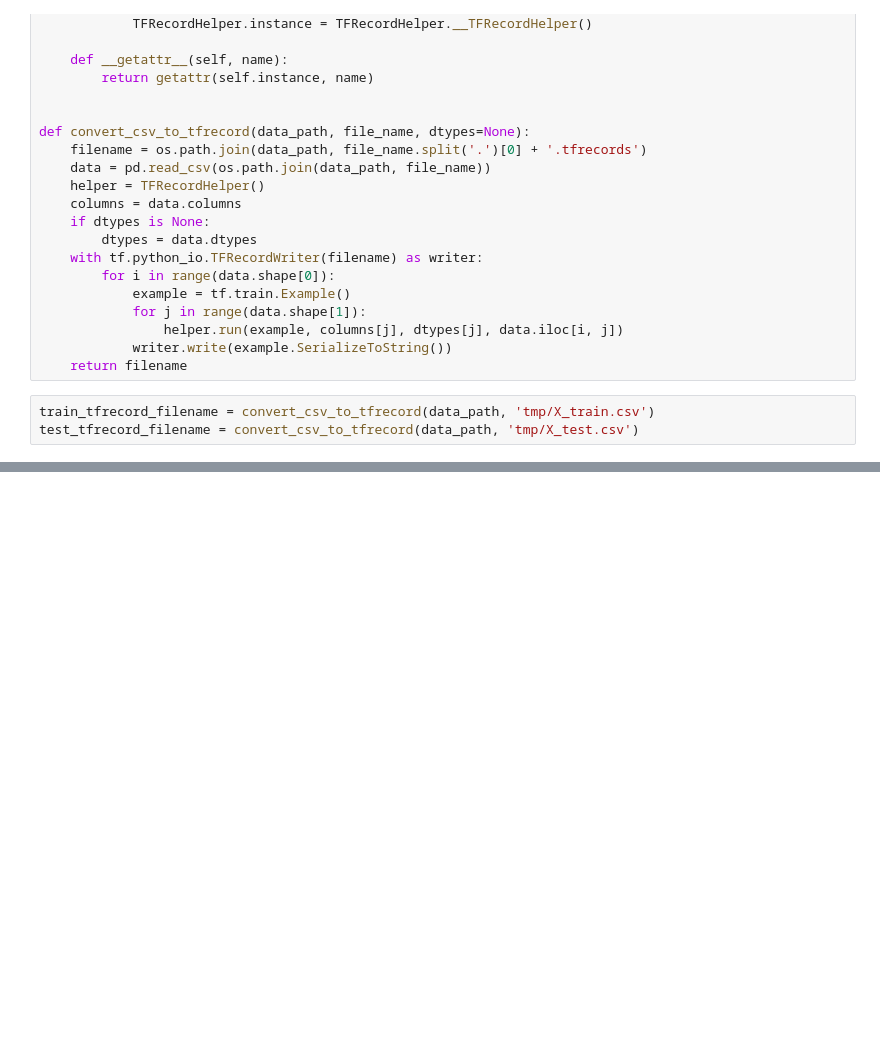
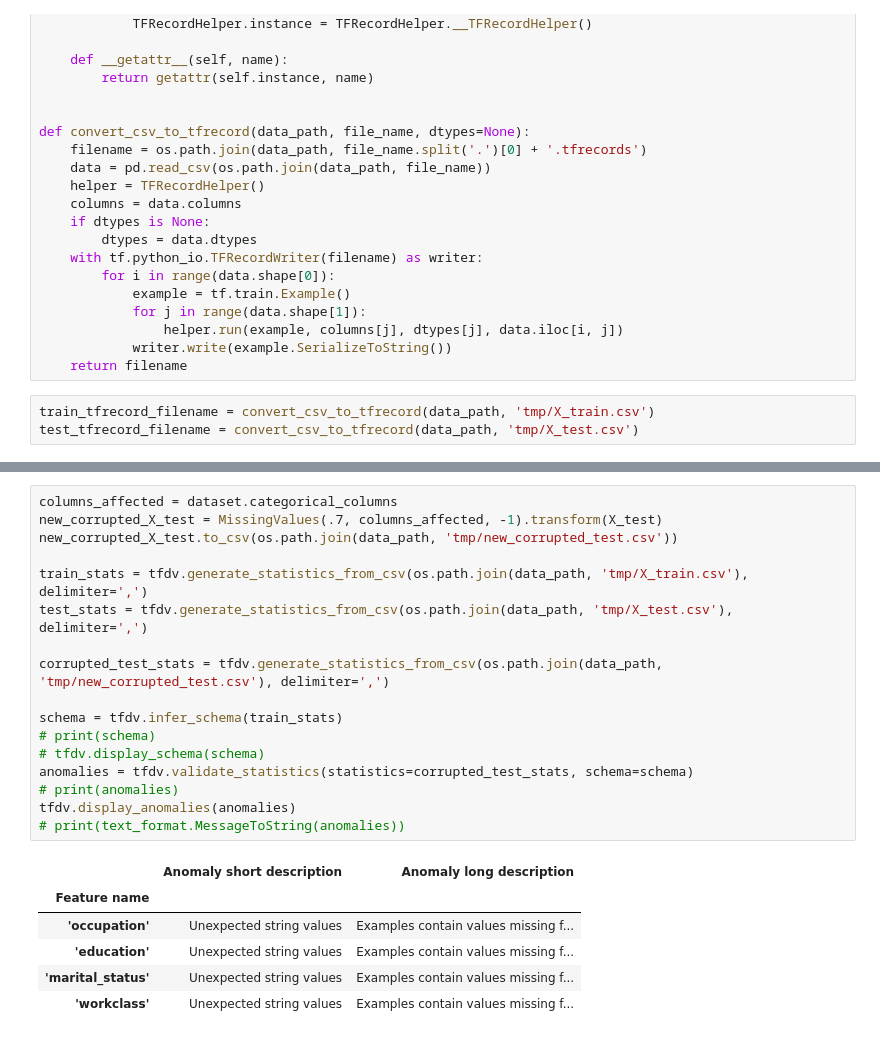
Before and after one commit to sergred/unit-tests-ml-python, a Jupyter notebook: notebooks/tfdv.ipynb, the cells around one changed output, grey strips where cells are left out. Saved outputs shown, nothing was run; the diff lists cells and outputs as text; blank space fills up the shorter version.

```diff
--- a/notebooks/tfdv.ipynb
+++ b/notebooks/tfdv.ipynb
@@ -240 +291,25 @@ def validate_on(X_test, X_target, evaluation=True):
+# %%
+columns_affected = dataset.categorical_columns
+new_corrupted_X_test = MissingValues(.7, columns_affected, -1).transform(X_test)
+new_corrupted_X_test.to_csv(os.path.join(data_path, 'tmp/new_corrupted_test.csv'))
+
+train_stats = tfdv.generate_statistics_from_csv(os.path.join(data_path, 'tmp/X_train.csv'), delimiter=',')
+test_stats = tfdv.generate_statistics_from_csv(os.path.join(data_path, 'tmp/X_test.csv'), delimiter=',')
+
+corrupted_test_stats = tfdv.generate_statistics_from_csv(os.path.join(data_path, 'tmp/new_corrupted_test.csv'), delimiter=',')
+
+schema = tfdv.infer_schema(train_stats)
+# print(schema)
+# tfdv.display_schema(schema)
+anomalies = tfdv.validate_statistics(statistics=corrupted_test_stats, schema=schema)
+# print(anomalies)
+tfdv.display_anomalies(anomalies)
+# print(text_format.MessageToString(anomalies))
+# %% [output]
+|  | Anomaly short description | Anomaly long description |
+| Feature name |  |  |
+| 'occupation' | Unexpected string values | Examples contain values missing f... |
+| 'education' | Unexpected string values | Examples contain values missing f... |
+| 'marital_status' | Unexpected string values | Examples contain values missing f... |
+| 'workclass' | Unexpected string values | Examples contain values missing f... |
 # %%
```
Also changed, not shown: parts of 10 cells of this notebook, 22 other files.
